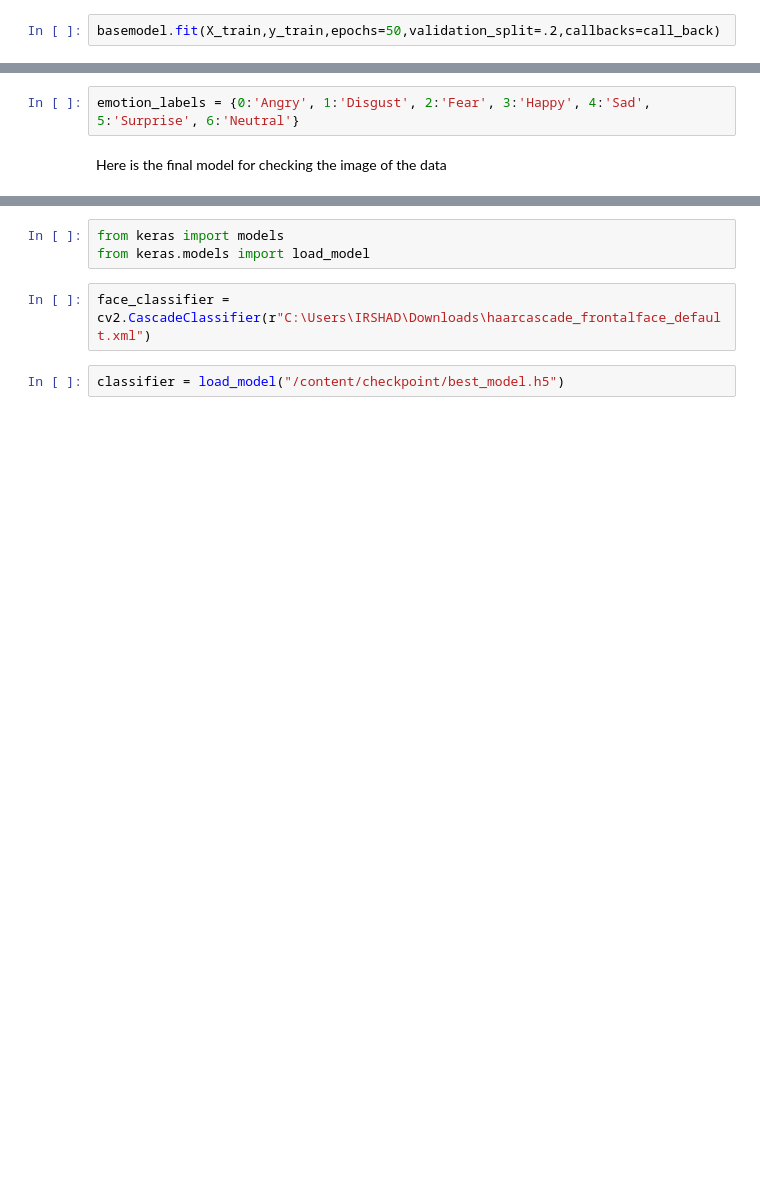
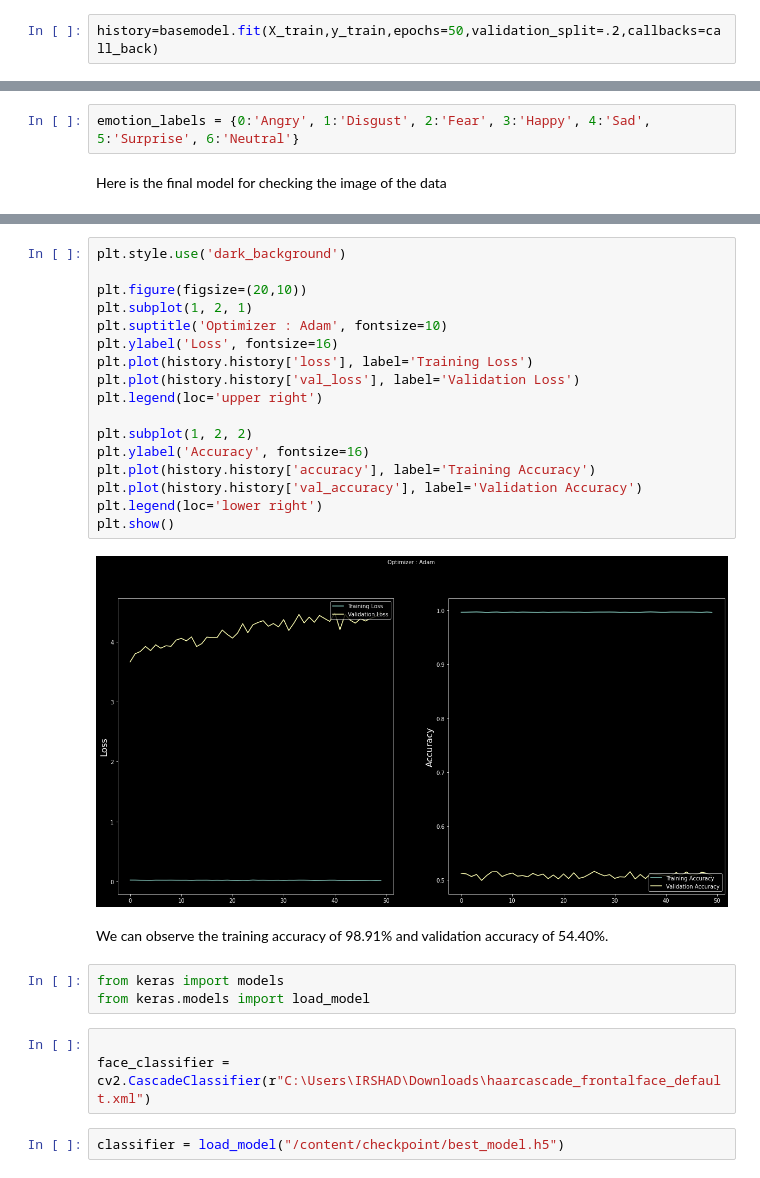
Before and after one commit to irshad9873/Face-Emotion-Detection-new, a Jupyter notebook: Untitled46.ipynb, the cells around one changed output, grey strips where cells are left out. Drawn from its saved outputs; the diff is of its cells as text; blank space fills up the shorter version.

```diff
--- a/Untitled46.ipynb
+++ b/Untitled46.ipynb
@@ -265,6 +266,6 @@ call_back=tf.keras.callbacks.ModelCheckpoint(filepath=checkpoint_path,
 # %% [markdown]
 Fit the model into train test and make 50 epochs
 # %%
-basemodel.fit(X_train,y_train,epochs=50,validation_split=.2,callbacks=call_back)
+history=basemodel.fit(X_train,y_train,epochs=50,validation_split=.2,callbacks=call_back)
 # %% [output]
 Epoch 1/50
@@ -308,7 +308,29 @@ predicted label is Happy
+# %%
+plt.style.use('dark_background')
+
+plt.figure(figsize=(20,10))
+plt.subplot(1, 2, 1)
+plt.suptitle('Optimizer : Adam', fontsize=10)
+plt.ylabel('Loss', fontsize=16)
+plt.plot(history.history['loss'], label='Training Loss')
+plt.plot(history.history['val_loss'], label='Validation Loss')
+plt.legend(loc='upper right')
+
+plt.subplot(1, 2, 2)
+plt.ylabel('Accuracy', fontsize=16)
+plt.plot(history.history['accuracy'], label='Training Accuracy')
+plt.plot(history.history['val_accuracy'], label='Validation Accuracy')
+plt.legend(loc='lower right')
+plt.show()
+# %% [output]
+[figure, added]
+# %% [markdown]
+We can observe the training accuracy of 98.91% and validation accuracy of 54.40%.
 # %%
 from keras import models
 from keras.models import load_model
 # %%
+
 face_classifier = cv2.CascadeClassifier(r"C:\Users\IRSHAD\Downloads\haarcascade_frontalface_default.xml")
 # %%
 classifier = load_model("/content/checkpoint/best_model.h5")
```
Also changed, not shown: parts of 12 cells of this notebook.
